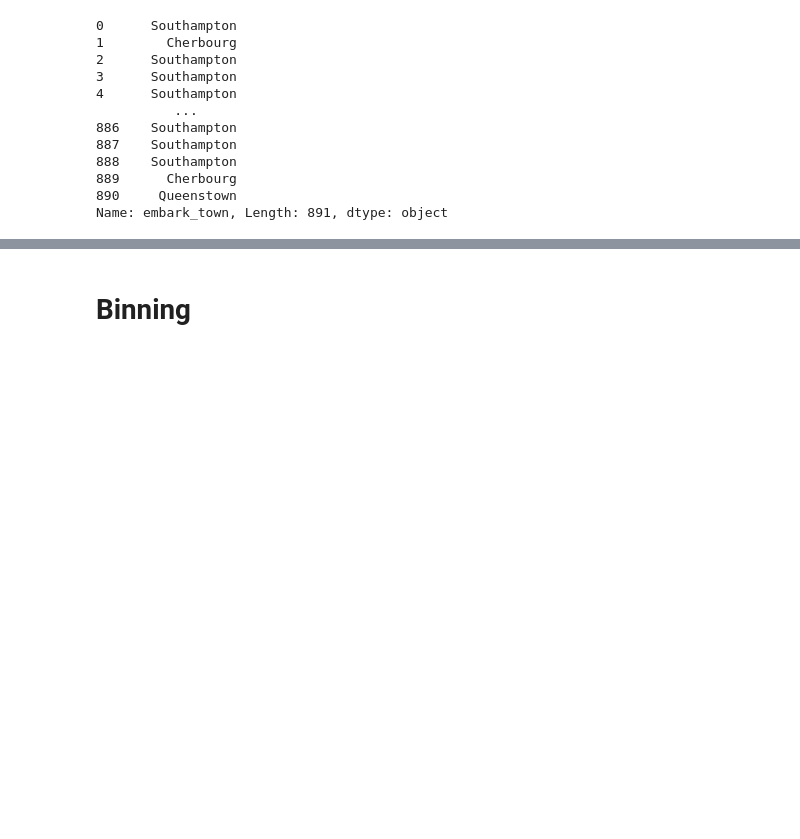
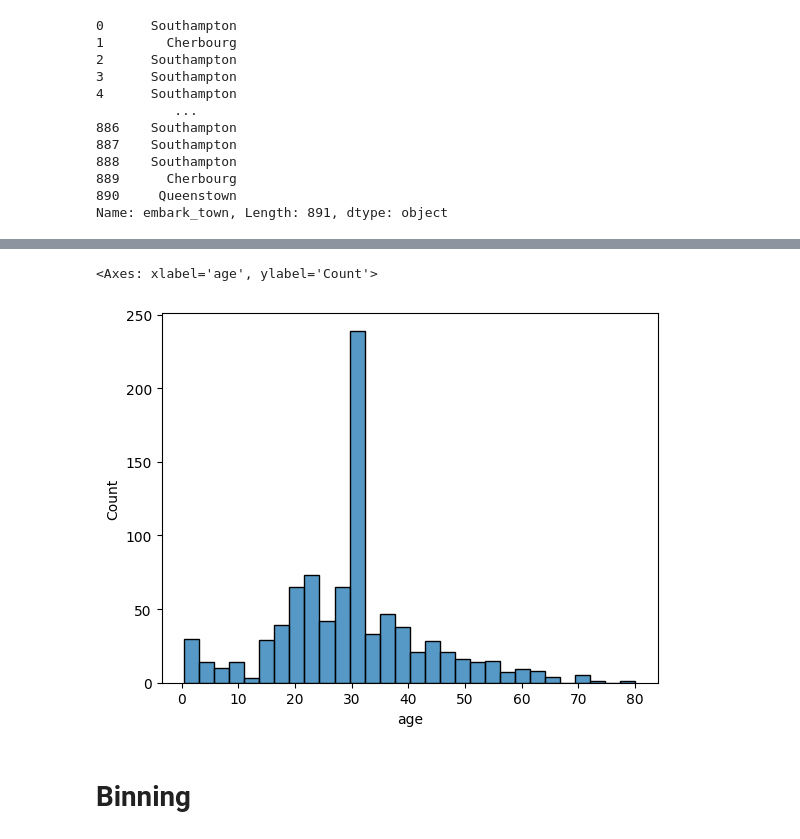
Before and after one commit to shahahmad-dev/exploratory-data-analysis, a Jupyter notebook: 01_pandas.ipynb, the cells around one changed output, grey strips where cells are left out. Cells and saved outputs as stored; diff of their text form; code cells hidden in the pictures; blank space fills up the shorter version.

```diff
--- a/01_pandas.ipynb
+++ b/01_pandas.ipynb
@@ -458,2 +465,7 @@ df['embarked'].fillna(df['embarked'].mode()[0], inplace=True)
+# %%
+sns.histplot(df['age'])
+# %% [output]
+<Axes: xlabel='age', ylabel='Count'>
+[figure, added]
 # %% [markdown]
 # **Binning**
```
Also changed, not shown: parts of 9 cells of this notebook.
